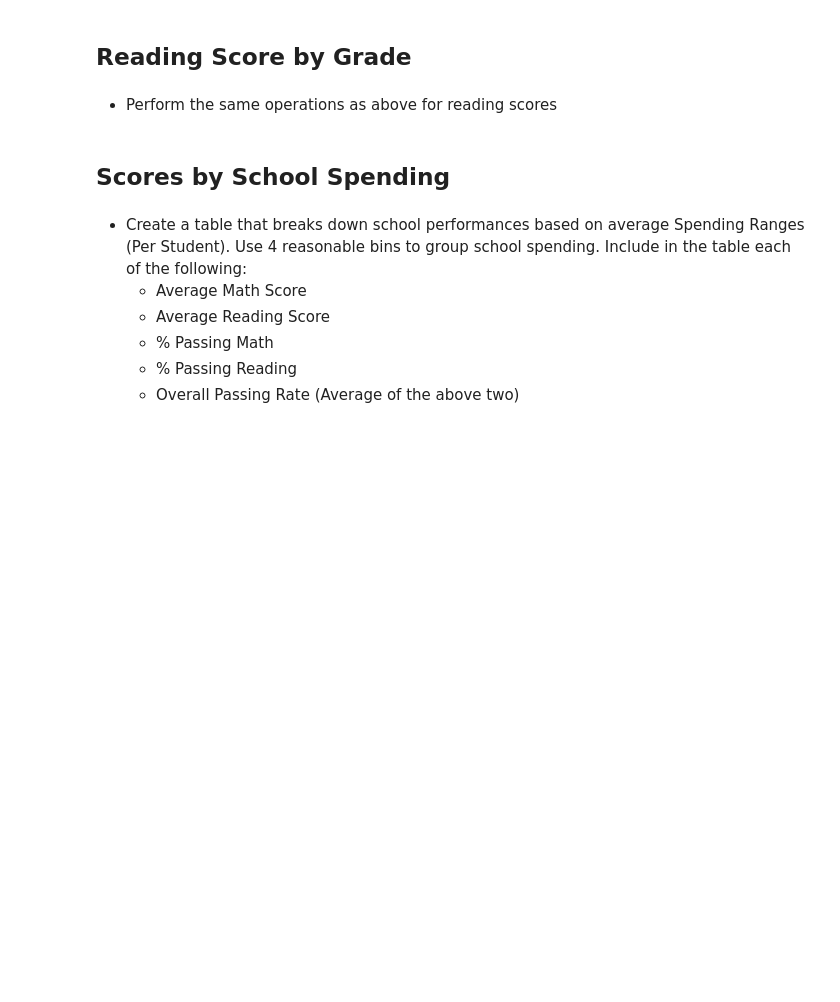
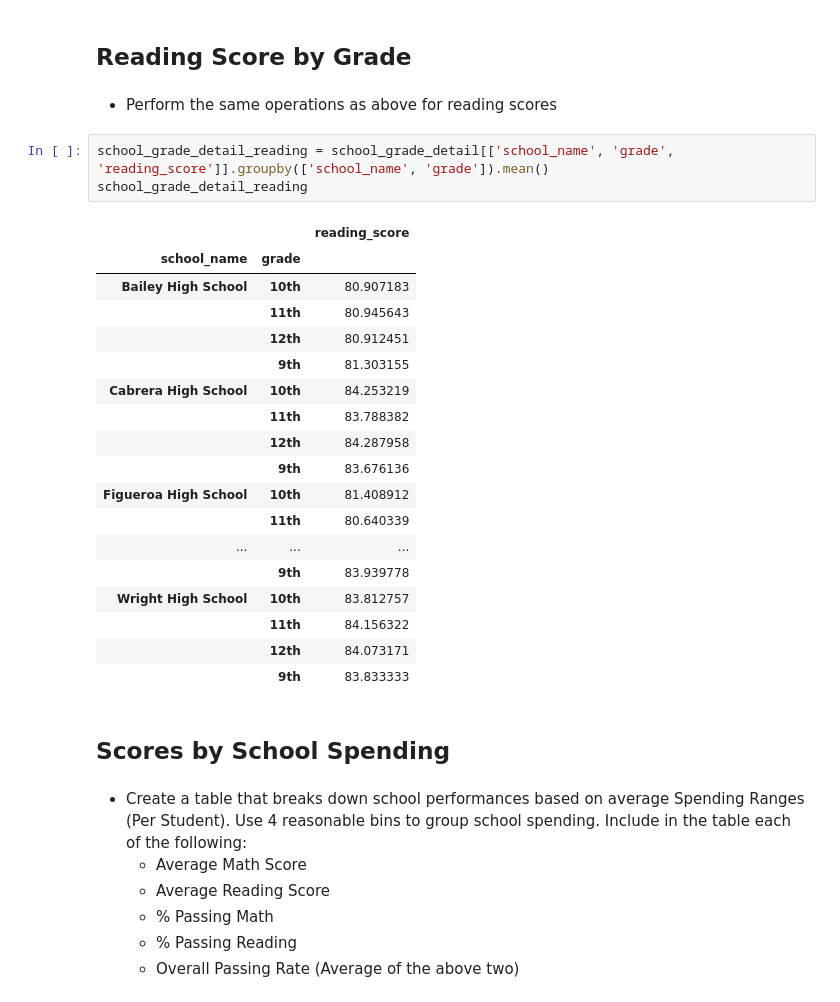
Before and after one commit to reedkm/pandas-citySchools, a Jupyter notebook: PyCitySchools_starter.ipynb, the cells around one changed output. Saved outputs shown, nothing was run; the diff lists cells and outputs as text; blank space fills up the shorter version.

```diff
--- a/PyCitySchools_starter.ipynb
+++ b/PyCitySchools_starter.ipynb
@@ -206,6 +268,28 @@ SyntaxError: invalid syntax (<ipython-input-48-496899da4f89>, line 10)
 ## Reading Score by Grade
 # %% [markdown]
 * Perform the same operations as above for reading scores
+# %%
+school_grade_detail_reading = school_grade_detail[['school_name', 'grade', 'reading_score']].groupby(['school_name', 'grade']).mean()
+school_grade_detail_reading
+# %% [output]
+|  |  | reading_score |
+| school_name | grade |  |
+| Bailey High School | 10th | 80.907183 |
+|  | 11th | 80.945643 |
+|  | 12th | 80.912451 |
+|  | 9th | 81.303155 |
+| Cabrera High School | 10th | 84.253219 |
+|  | 11th | 83.788382 |
+|  | 12th | 84.287958 |
+|  | 9th | 83.676136 |
+| Figueroa High School | 10th | 81.408912 |
+|  | 11th | 80.640339 |
+| ... | ... | ... |
+|  | 9th | 83.939778 |
+| Wright High School | 10th | 83.812757 |
+|  | 11th | 84.156322 |
+|  | 12th | 84.073171 |
+|  | 9th | 83.833333 |
 # %% [markdown]
 ## Scores by School Spending
 # %% [markdown]
```
Also changed, not shown: parts of 7 cells of this notebook.
